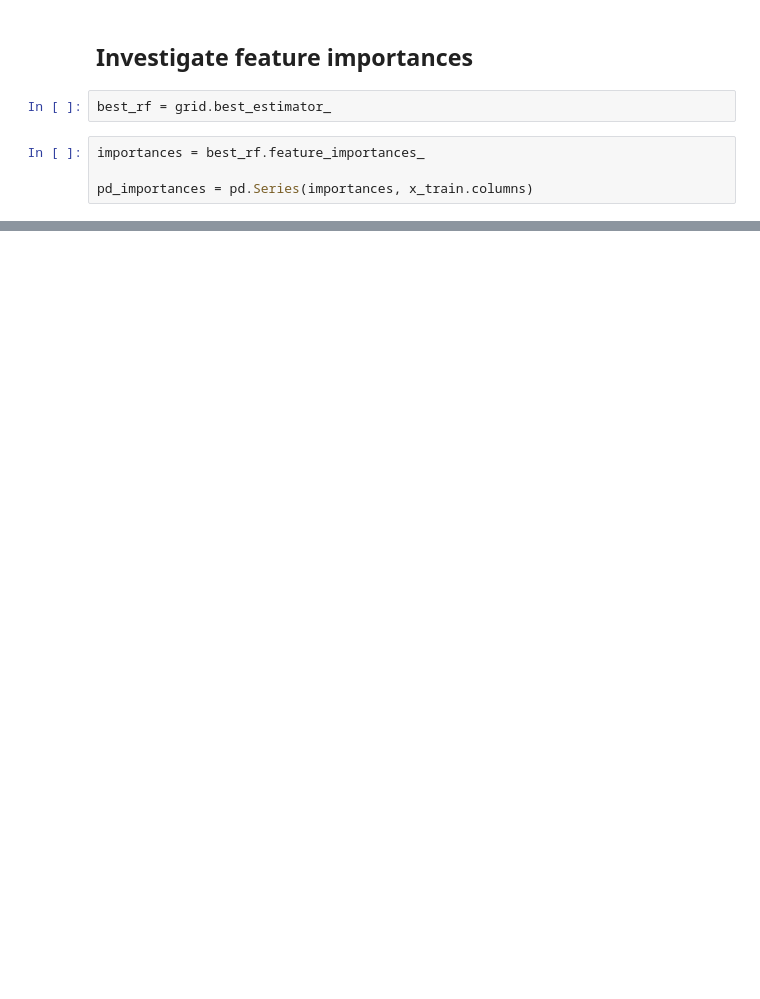
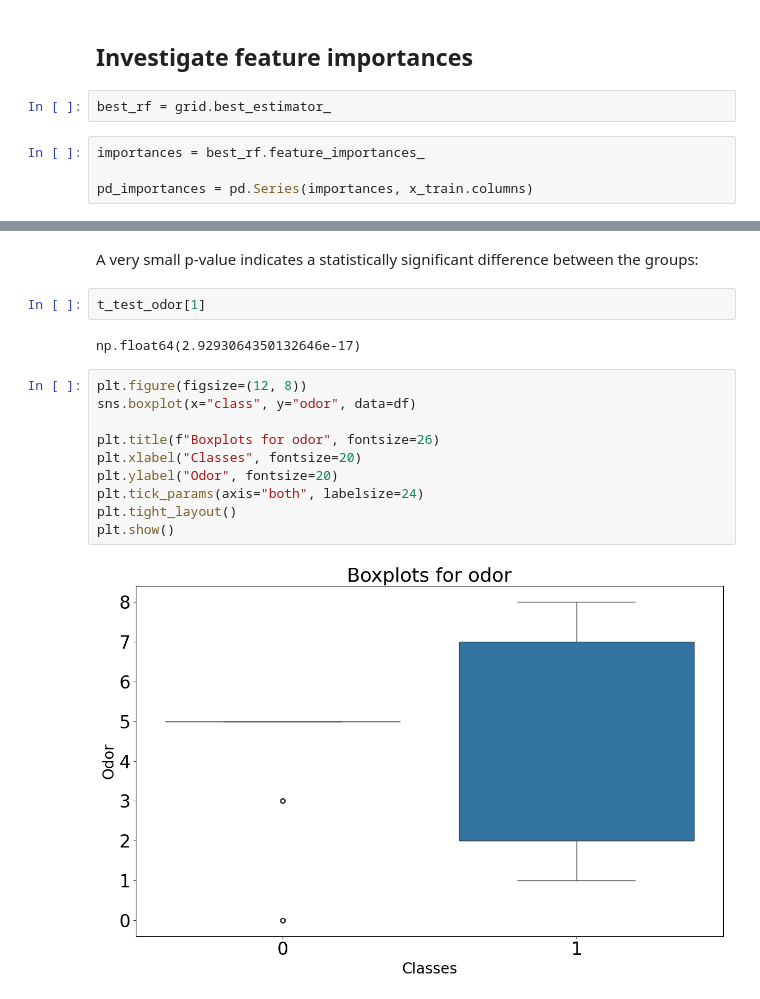
Before and after one commit to milenakowalska/mushroom_classification_model, a Jupyter notebook: mushroom_classifier.ipynb, the cells around one changed output, grey strips where cells are left out. Cells and saved outputs as stored; diff of their text form; blank space fills up the shorter version.

Commit message:
Add t-tests and plots

```diff
--- a/mushroom_classifier.ipynb
+++ b/mushroom_classifier.ipynb
@@ -337,0 +360,18 @@ dtype: float64
+# %% [markdown]
+A very small p-value indicates a statistically significant difference between the groups:
+# %%
+t_test_odor[1]
+# %% [output]
+np.float64(2.9293064350132646e-17)
+# %%
+plt.figure(figsize=(12, 8))
+sns.boxplot(x="class", y="odor", data=df)
+
+plt.title(f"Boxplots for odor", fontsize=26)
+plt.xlabel("Classes", fontsize=20)
+plt.ylabel("Odor", fontsize=20)
+plt.tick_params(axis="both", labelsize=24)
+plt.tight_layout()
+plt.show()
+# %% [output]
+[figure, added]
```
Also changed, not shown: parts of 26 cells of this notebook.
